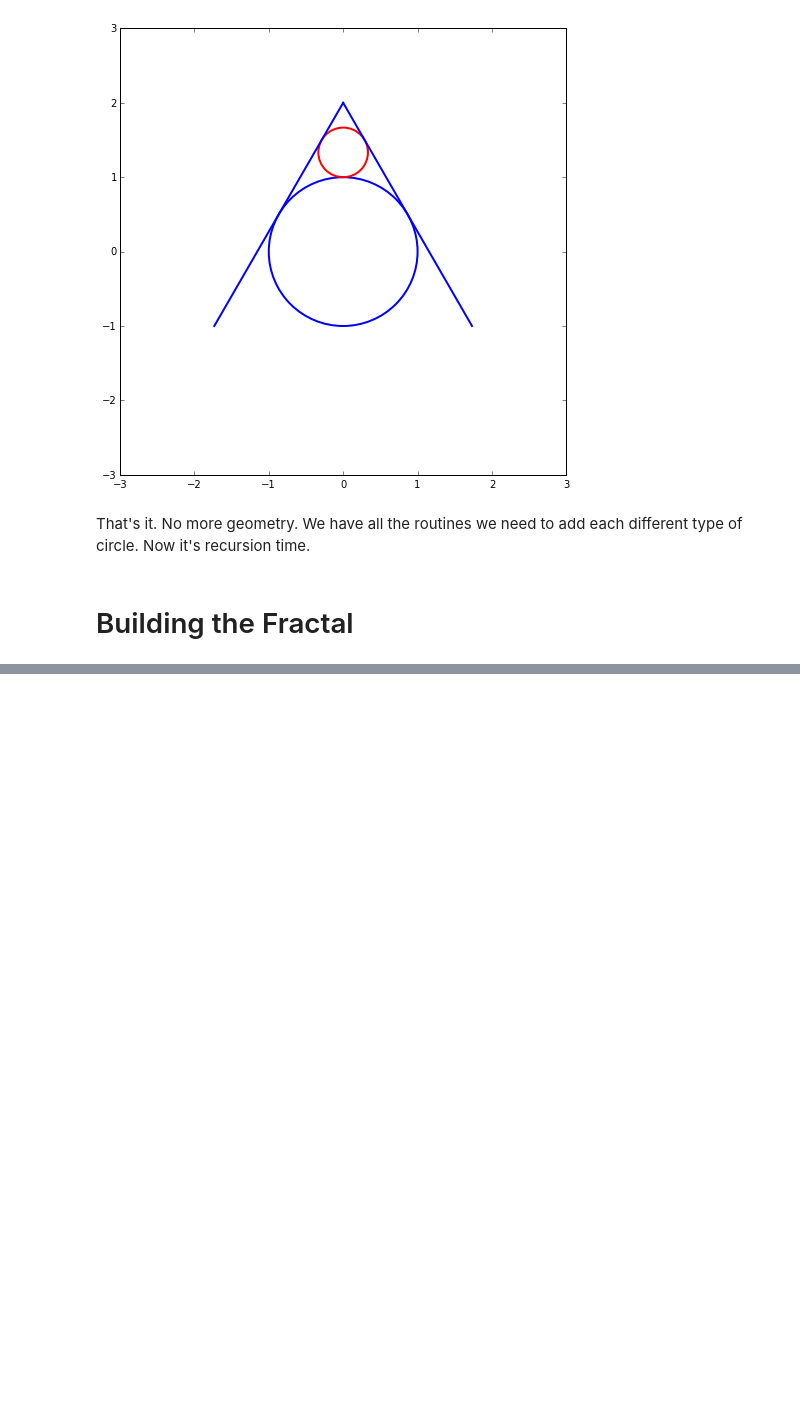
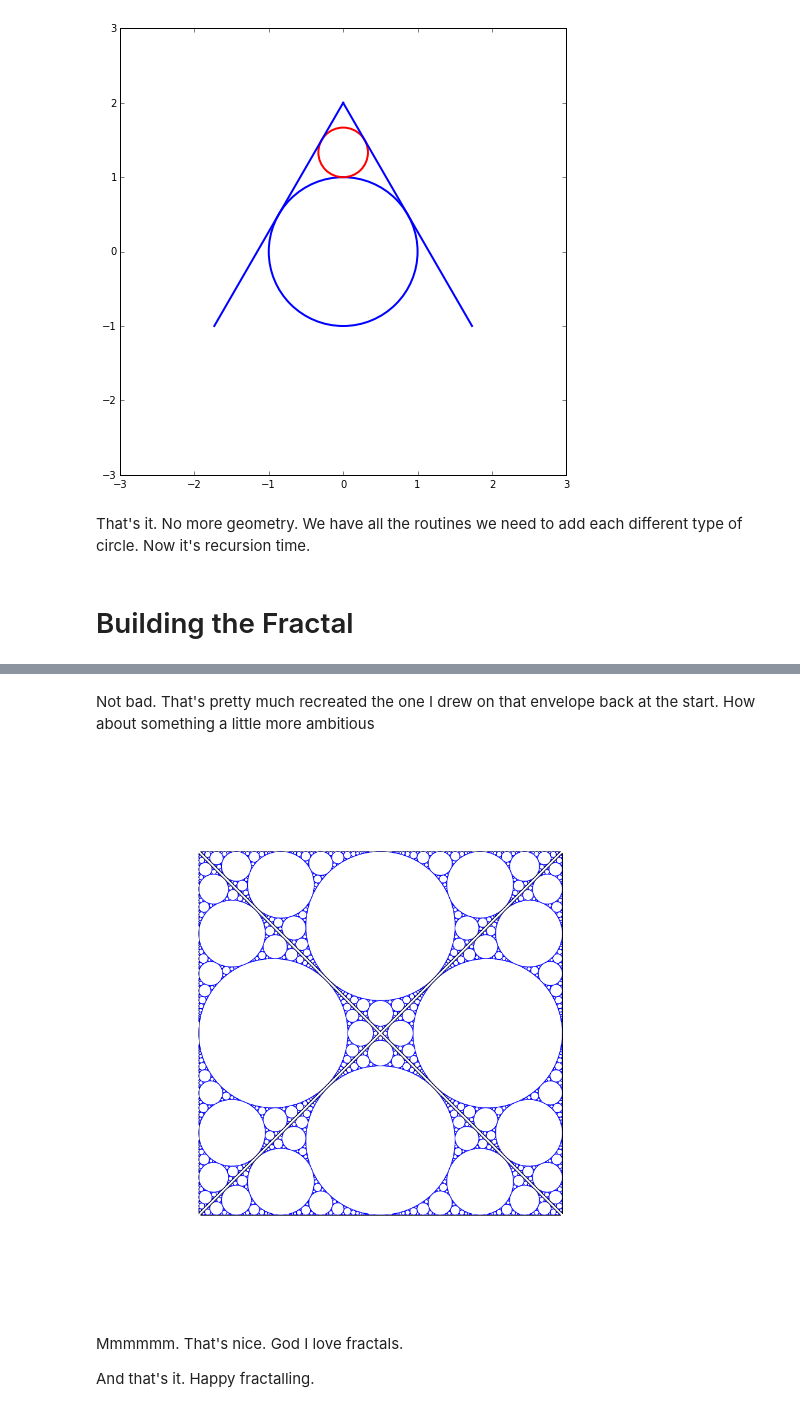
Before and after one commit to drpeteb/fractal-circles, a Jupyter notebook: Fractal-Circles.ipynb, the cells around one changed output, grey strips where cells are left out. Saved outputs shown, nothing was run; the diff lists cells and outputs as text; code cells hidden in the pictures; blank space fills up the shorter version.

```diff
--- a/Fractal-Circles.ipynb
+++ b/Fractal-Circles.ipynb
@@ -350,6 +402,9 @@ where $s$ is the <em>semiperimeter</em>, $s = \frac{1}{2}(l_a + l_b + l_c)$, the
 Let's try that out.
 # %%
 def circle_in_three_lines(line1, line2, line3):
+    """
+    Find the incircle of a triangle specified by three lines
+    """
 
     # End point coordinates
     xa = line1.end1[0]
@@ -622,6 +694,9 @@ def convert_triangle(triangle):
 from collections import deque
 
 def pack_circles_in_triangle(triangle, radius_limit):
+    """
+    Recursively pack circles into a triangle
+    """
 
     # Convert triangle (3 points) into a set of side
     sides = convert_triangle(triangle)
@@ -637,9 +712,6 @@ def pack_circles_in_triangle(triangle, radius_limit):
     it = 0
     while todo_list:
         it += 1
-
-        #print(it)
-        #print(todo_list)
 
         # What's next
         parents = todo_list.popleft()
@@ -760,0 +816,26 @@ plt.show()
+# %% [markdown]
+Not bad. That's pretty much recreated the one I drew on that envelope back at the start. How about something a little more ambitious
+# %%
+h = 0.02
+triangle_list = [[(-2,-2-h),(0,0-h),(2,-2-h)],
+                 [(-2,2+h) ,(0,0+h),(2,2+h) ],
+                 [(-2-h,-2),(-2-h,2),(0-h,0)],
+                 [(2+h,-2) ,(2+h,2), (0+h,0)]  ]
+
+radius_limit = 0.005
+fig = plt.figure(figsize=(16,16))
+ax = fig.add_subplot(1,1,1)
+ax.set_xlim((-3,3))
+ax.set_ylim((-3,3))
+ax.axis('off')
+
+for triangle in triangle_list:
+    draw_fractal(ax, triangle, radius_limit, linewidth=1)
+
+plt.show()
+# %% [output]
+[figure, added]
+# %% [markdown]
+Mmmmmm. That's nice. God I love fractals.
+
+And that's it. Happy fractalling.
```
Also changed, not shown: parts of 26 cells of this notebook, 1 other file.
